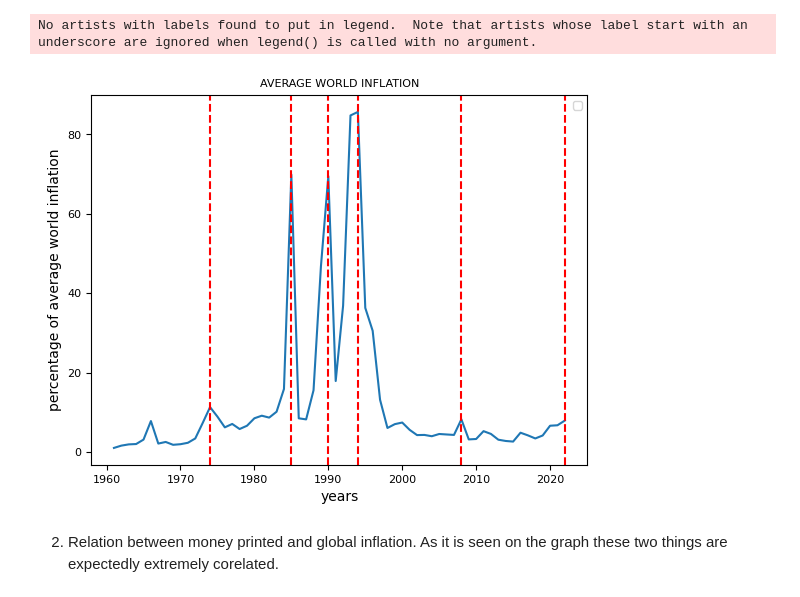
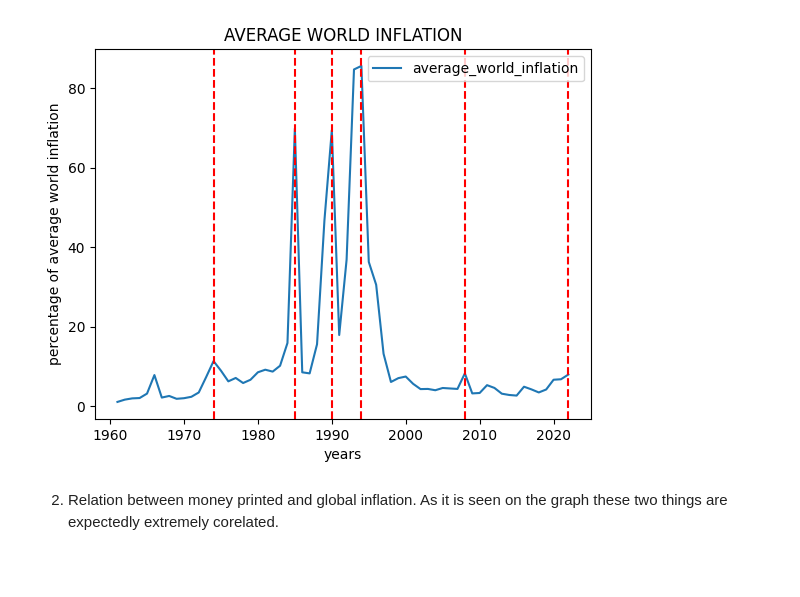
Before and after one commit to NikZivkovicKokalj/UVP-project, a Jupyter notebook: results.ipynb, the cells around one changed output. Drawn from its saved outputs; the diff is of its cells as text; code cells hidden in the pictures; blank space fills up the shorter version.

Commit message:
text changes

```diff
--- a/results.ipynb
+++ b/results.ipynb
@@ -20,7 +20,6 @@ import json
 import os
 
 
-# function that avoids doing mathematical operations on strings
 def cast_to_float(s):
     """
     Function that takes a string as an input and converts it into a float
@@ -28,69 +27,90 @@ def cast_to_float(s):
     return 0 if s == '' else float(s)
 
 
-def inflation_data_function():
+def load_inflation_data():
+    """
+    gets the data from inflation.json file which is in data folder
+    """
     notebook_dir = os.path.dirname(os.path.abspath("__file__"))
     relative_path = 'data/inflation.json'
     inflation_file_path = os.path.join(notebook_dir, relative_path)
+
     with open(inflation_file_path, "r") as inflation_file:
         inflation_data = json.load(inflation_file)
+
+    return inflation_data
+inflation_data = load_inflation_data()
+
 
 
 
 # calculating the sum of world inflation per year
-def yearly_inflation():
+def filter_inflation_data(start_year):
+    """
+    calculates the sum of world inflation per year starting from the 'start_year'
+    """
     country_counter = 0
-    average_world_inflation = {}
+    filtered_inflation_data = {}
     for country, year_inflation_dict in inflation_data.items():
         if country in countries:
             country_counter += 1
             for year, inflation in year_inflation_dict.items():
-                if year in average_world_inflation:
-                    average_world_inflation[year] = average_world_inflation[year] + cast_to_float(inflation_data[country][year])
-                else:
-                    average_world_inflation[year] = cast_to_float(inflation_data[country][year])
-    return average_world_inflation
+                if int(year) >= start_year:
+                    if year in filtered_inflation_data:
+                        filtered_inflation_data[year] += cast_to_float(inflation)
+                    else:
+                        filtered_inflation_data[year] = cast_to_float(inflation)
+    return filtered_inflation_data
 
+
+# 1961 is the year inflation data started to be collected
+average_world_inflation = filter_inflation_data(1961)
 
 
 inflation_x, inflation_y = [], []
 printing_x, printing_y = [], []
-
-average_world_inflation = yearly_inflation()
-for year, inflation in average_world_inflation.items():
-    average_world_inflation[year] = average_world_inflation[year] / 194 # number of all the countries
-    inflation_x.append(int(year))
-    inflation_y.append(average_world_inflation[year])
+def inflation_graph():
+    """
+    Calculating the average world inflation and separating data for plot
+    """
+    for year, inflation in average_world_inflation.items():
+        average_world_inflation[year] = average_world_inflation[year] / 194 # number of all the countries
+        inflation_x.append(int(year))
+        inflation_y.append(average_world_inflation[year])
+inflation_graph()
 
 
 plt.plot(inflation_x, inflation_y)
 SMALL_SIZE = 8
 MEDIUM_SIZE = 10
 BIGGER_SIZE = 12
+def graph_fonts():
+    """
+    setting the right text sizes for the graph
+    """
+    plt.rc('font', size=SMALL_SIZE)          # controls default text sizes
+    plt.rc('axes', titlesize=SMALL_SIZE)     # fontsize of the axes title
+    plt.rc('axes', labelsize=MEDIUM_SIZE)    # fontsize of the x and y labels
+    plt.rc('xtick', labelsize=SMALL_SIZE)    # fontsize of the tick labels
+    plt.rc('ytick', labelsize=SMALL_SIZE)    # fontsize of the tick labels
+    plt.rc('legend', fontsize=SMALL_SIZE)    # legend fontsize
+    plt.rc('figure', titlesize=BIGGER_SIZE)  # fontsize of the figure title
 
-plt.rc('font', size=SMALL_SIZE)          # controls default text sizes
-plt.rc('axes', titlesize=SMALL_SIZE)     # fontsize of the axes title
-plt.rc('axes', labelsize=MEDIUM_SIZE)    # fontsize of the x and y labels
-plt.rc('xtick', labelsize=SMALL_SIZE)    # fontsize of the tick labels
-plt.rc('ytick', labelsize=SMALL_SIZE)    # fontsize of the tick labels
-plt.rc('legend', fontsize=SMALL_SIZE)    # legend fontsize
-plt.rc('figure', titlesize=BIGGER_SIZE)  # fontsize of the figure title
-plt.legend(loc='upper right')            # legend location
+
+plt.legend(['average_world_inflation'], loc='upper right')            # legend location
 plt.xlabel('years')                      # x - label name
 plt.ylabel('percentage of average world inflation')                     # y - label name
 plt.title('AVERAGE WORLD INFLATION')                                    # graph title
 plt.axvline(x=2008, color='red', linestyle='--', label='Year 2008')     # location of the red dashed line
 plt.axvline(x=1994, color='red', linestyle='--', label='Year 1994')
 plt.axvline(x=1974, color='red', linestyle='--', label='Year 1974')
 plt.axvline(x=1985, color='red', linestyle='--', label='Year 1985')
 plt.axvline(x=1990, color='red', linestyle='--', label='Year 1990')
 plt.axvline(x=2022, color='red', linestyle='--', label='Year 2022')
 
-
 plt.show()
 # %% [output]
-No artists with labels found to put in legend.  Note that artists whose label start with an underscore are ignored when legend() is called with no argument.
-[figure, old version]
+[figure, new version]
 # %% [markdown]
 2. Relation between money printed and global inflation. As it is seen on the graph these two things are expectedly extremely corelated.
 # %%
```
Also changed, not shown: parts of 4 cells of this notebook.
